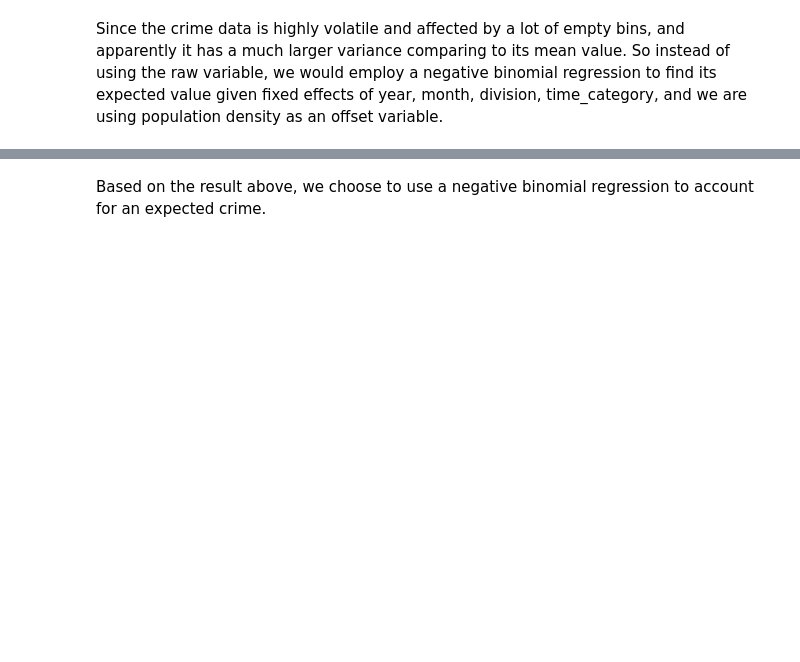
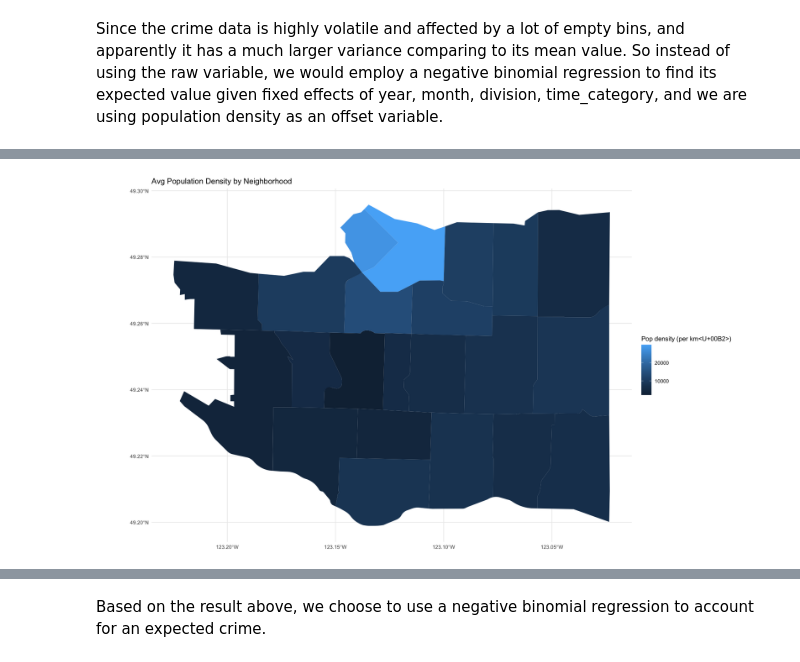
Before and after one commit to Irene-Berezin/econ_398_project, a Jupyter notebook: project_workbook.ipynb, the cells around one changed output, grey strips where cells are left out. Saved outputs shown, nothing was run; the diff lists cells and outputs as text; code cells hidden in the pictures; blank space fills up the shorter version.

```diff
--- a/project_workbook.ipynb
+++ b/project_workbook.ipynb
@@ -495,0 +561,4 @@ $ is_downtown          <dbl> 0, 0, 0, 0, 0, 0, 0, 0, 0, 0, 0, 0, 0, 0, 0, 0, 0
+# %%
+populationDensityMap
+# %% [output]
+[figure, added]
```
Also changed, not shown: parts of 25 cells of this notebook.
